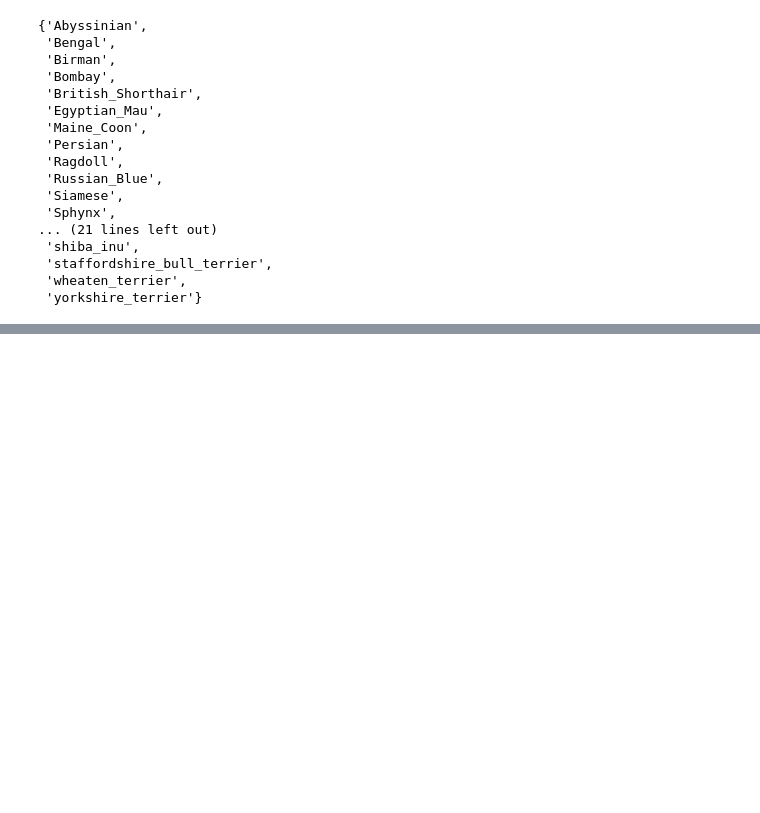
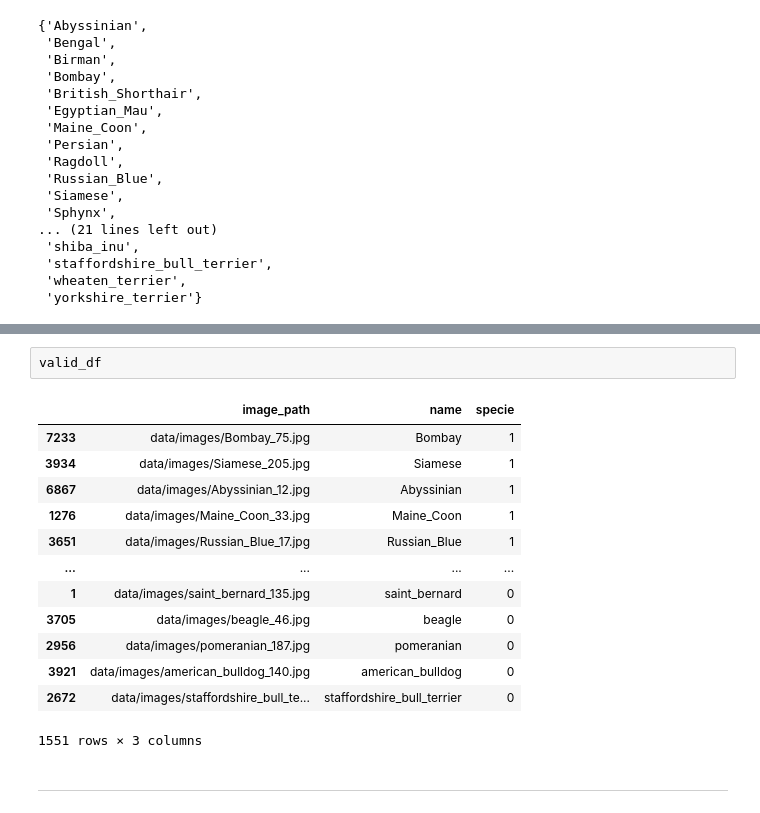
Before and after one commit to hdgiacon/cats_and_dogs_classify, a Jupyter notebook: main.ipynb, the cells around one changed output, grey strips where cells are left out. Drawn from its saved outputs; the diff is of its cells as text; blank space fills up the shorter version.

```diff
--- a/main.ipynb
+++ b/main.ipynb
@@ -249,0 +400,18 @@ len(dogs_set)
+# %%
+valid_df
+# %% [output]
+|  | image_path | name | specie |
+| 7233 | data/images/Bombay_75.jpg | Bombay | 1 |
+| 3934 | data/images/Siamese_205.jpg | Siamese | 1 |
+| 6867 | data/images/Abyssinian_12.jpg | Abyssinian | 1 |
+| 1276 | data/images/Maine_Coon_33.jpg | Maine_Coon | 1 |
+| 3651 | data/images/Russian_Blue_17.jpg | Russian_Blue | 1 |
+| ... | ... | ... | ... |
+| 1 | data/images/saint_bernard_135.jpg | saint_bernard | 0 |
+| 3705 | data/images/beagle_46.jpg | beagle | 0 |
+| 2956 | data/images/pomeranian_187.jpg | pomeranian | 0 |
+| 3921 | data/images/american_bulldog_140.jpg | american_bulldog | 0 |
+| 2672 | data/images/staffordshire_bull_te... | staffordshire_bull_terrier | 0 |
+1551 rows × 3 columns
+# %% [markdown]
+***
```
Also changed, not shown: parts of 36 cells of this notebook, 1 other file.
